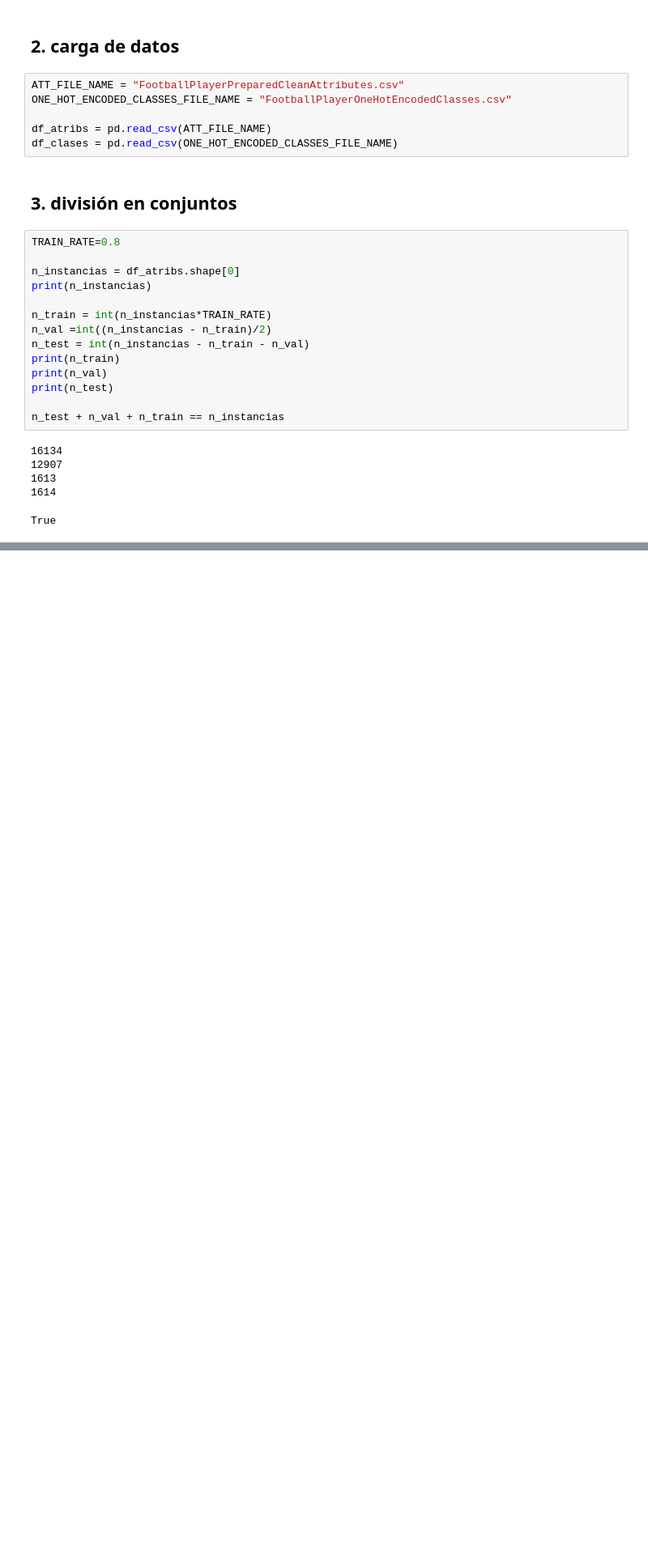
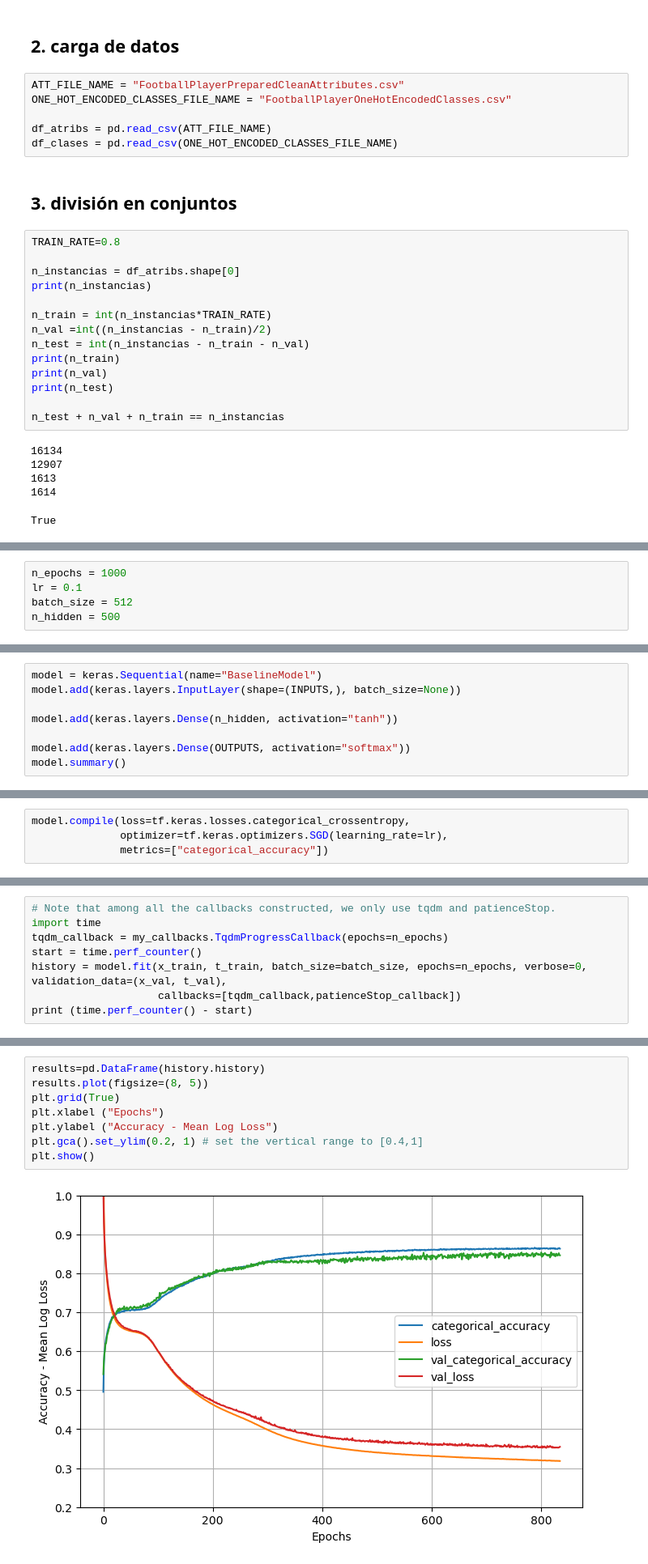
Before and after one commit to lucim04/practica_tema1_aa2, a Jupyter notebook: Practica_1AA.ipynb, the cells around one changed output, grey strips where cells are left out. Shown at 81% size. Cells and saved outputs as stored; diff of their text form; blank space fills up the shorter version.

```diff
--- a/Practica_1AA.ipynb
+++ b/Practica_1AA.ipynb
@@ -55,0 +92,5 @@ t_dev: (1613, 4)
+# %%
+n_epochs = 1000
+lr = 0.1
+batch_size = 512
+n_hidden = 500
@@ -55,0 +101,8 @@ t_dev: (1613, 4)
+# %%
+model = keras.Sequential(name="BaselineModel")
+model.add(keras.layers.InputLayer(shape=(INPUTS,), batch_size=None))
+
+model.add(keras.layers.Dense(n_hidden, activation="tanh"))
+
+model.add(keras.layers.Dense(OUTPUTS, activation="softmax"))
+model.summary()
@@ -55,0 +131,4 @@ t_dev: (1613, 4)
+# %%
+model.compile(loss=tf.keras.losses.categorical_crossentropy,
+              optimizer=tf.keras.optimizers.SGD(learning_rate=lr),
+              metrics=["categorical_accuracy"])
@@ -55,0 +139,8 @@ t_dev: (1613, 4)
+# %%
+# Note that among all the callbacks constructed, we only use tqdm and patienceStop.
+import time
+tqdm_callback = my_callbacks.TqdmProgressCallback(epochs=n_epochs)
+start = time.perf_counter()
+history = model.fit(x_train, t_train, batch_size=batch_size, epochs=n_epochs, verbose=0, validation_data=(x_val, t_val),
+                    callbacks=[tqdm_callback,patienceStop_callback])
+print (time.perf_counter() - start)
@@ -55,0 +153,10 @@ t_dev: (1613, 4)
+# %%
+results=pd.DataFrame(history.history)
+results.plot(figsize=(8, 5))
+plt.grid(True)
+plt.xlabel ("Epochs")
+plt.ylabel ("Accuracy - Mean Log Loss")
+plt.gca().set_ylim(0.2, 1) # set the vertical range to [0.4,1]
+plt.show()
+# %% [output]
+[figure, added]
```
Also changed, not shown: parts of 84 cells of this notebook.
